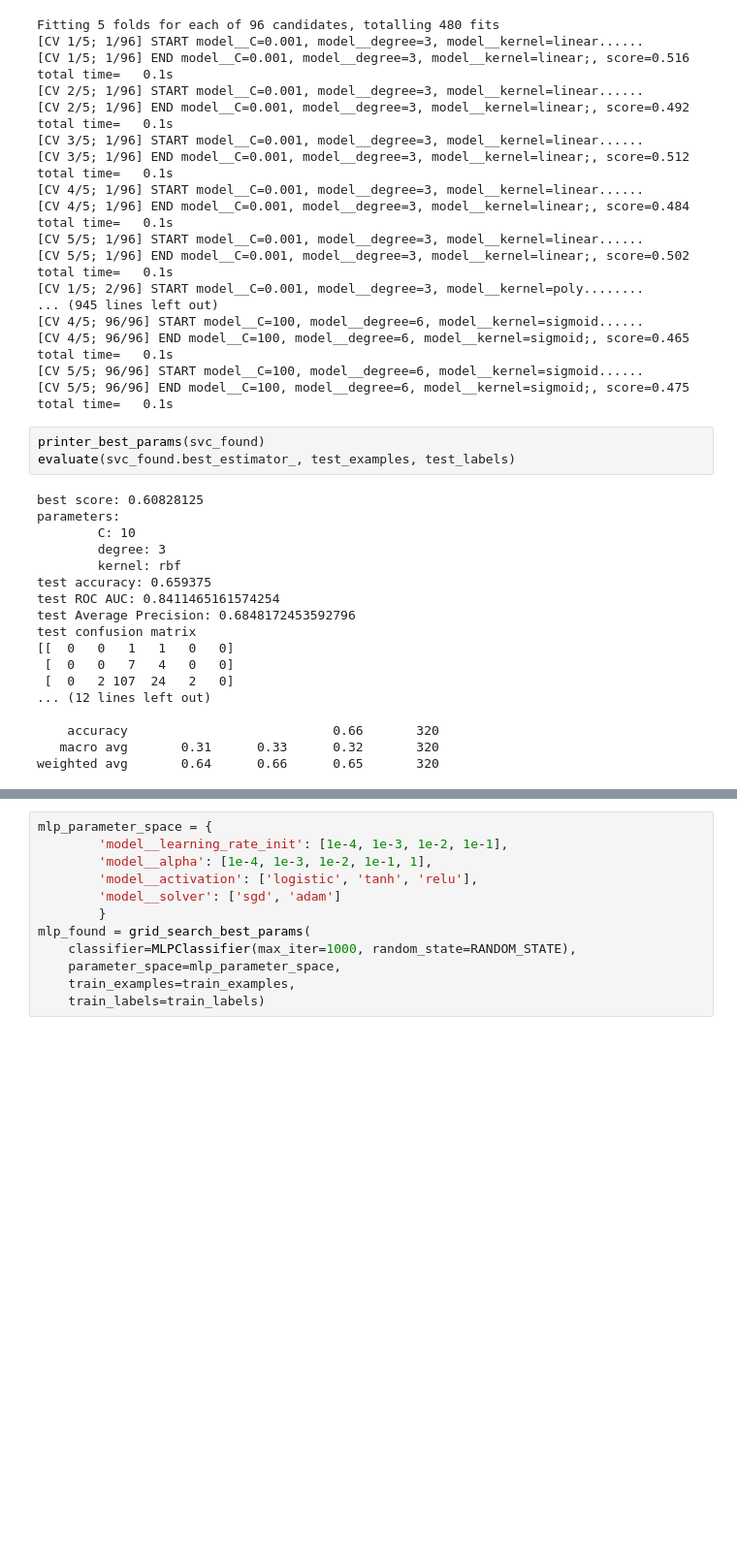
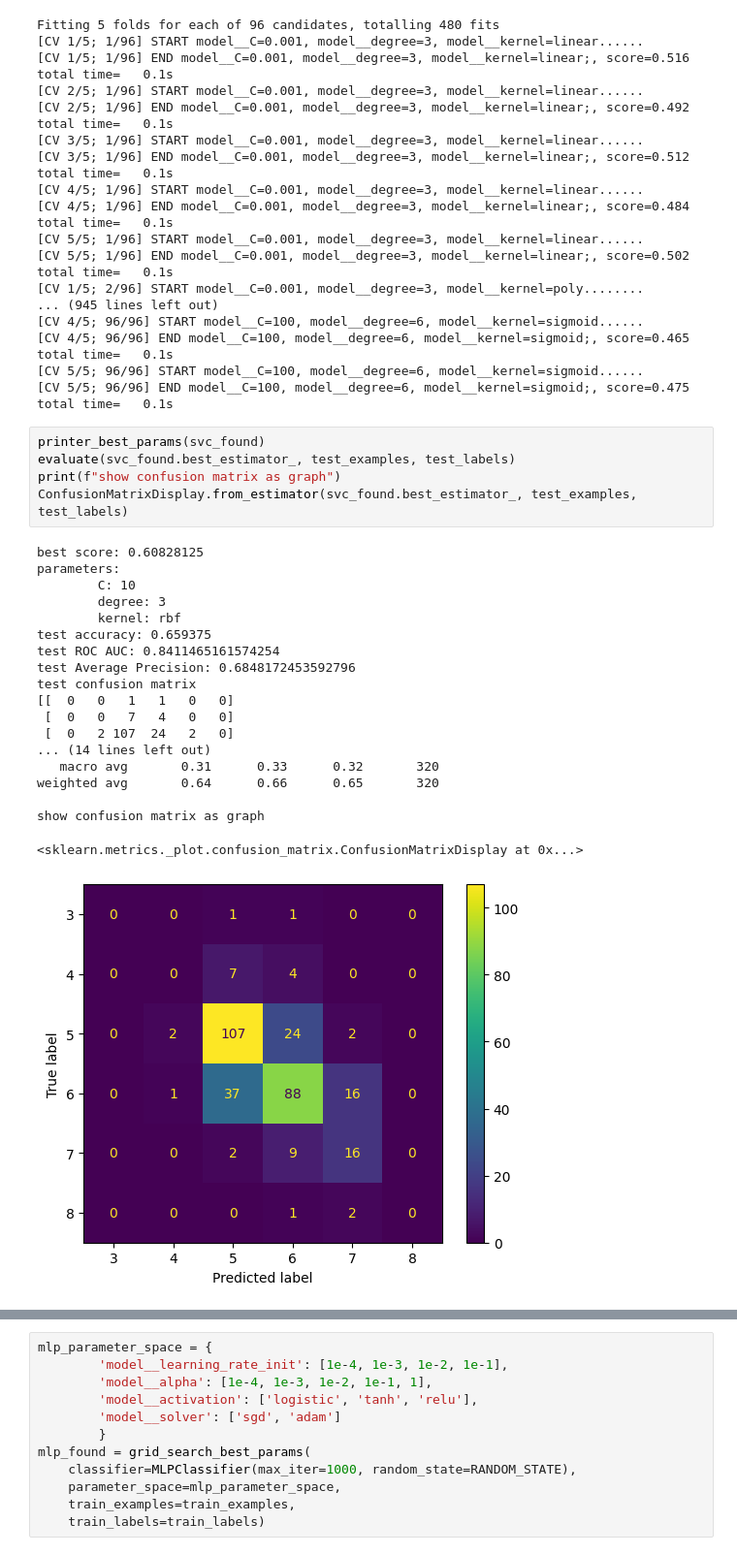
Before and after one commit to JasonLiu2024/e417, a Jupyter notebook: support_vector_machine.ipynb, the cells around one changed output, grey strips where cells are left out. Shown at 97% size. Cells and saved outputs as stored; diff of their text form; blank space fills up the shorter version.

```diff
--- a/support_vector_machine.ipynb
+++ b/support_vector_machine.ipynb
@@ -132,23 +138,27 @@ Fitting 5 folds for each of 96 candidates, totalling 480 fits
 # %%
 printer_best_params(svc_found)
 evaluate(svc_found.best_estimator_, test_examples, test_labels)
+print(f"show confusion matrix as graph")
+ConfusionMatrixDisplay.from_estimator(svc_found.best_estimator_, test_examples, test_labels)
 # %% [output]
 best score: 0.60828125
 parameters:
         C: 10
         degree: 3
         kernel: rbf
 test accuracy: 0.659375
 test ROC AUC: 0.8411465161574254
 test Average Precision: 0.6848172453592796
 test confusion matrix
 [[  0   0   1   1   0   0]
  [  0   0   7   4   0   0]
  [  0   2 107  24   2   0]
-... (12 lines left out)
-
-    accuracy                           0.66       320
+... (14 lines left out)
    macro avg       0.31      0.33      0.32       320
 weighted avg       0.64      0.66      0.65       320
+
+show confusion matrix as graph
+<sklearn.metrics._plot.confusion_matrix.ConfusionMatrixDisplay at 0x...>
+[figure, added]
 # %%
 """MLP baseline"""
```
Also changed, not shown: parts of 13 cells of this notebook, 4 other files.
